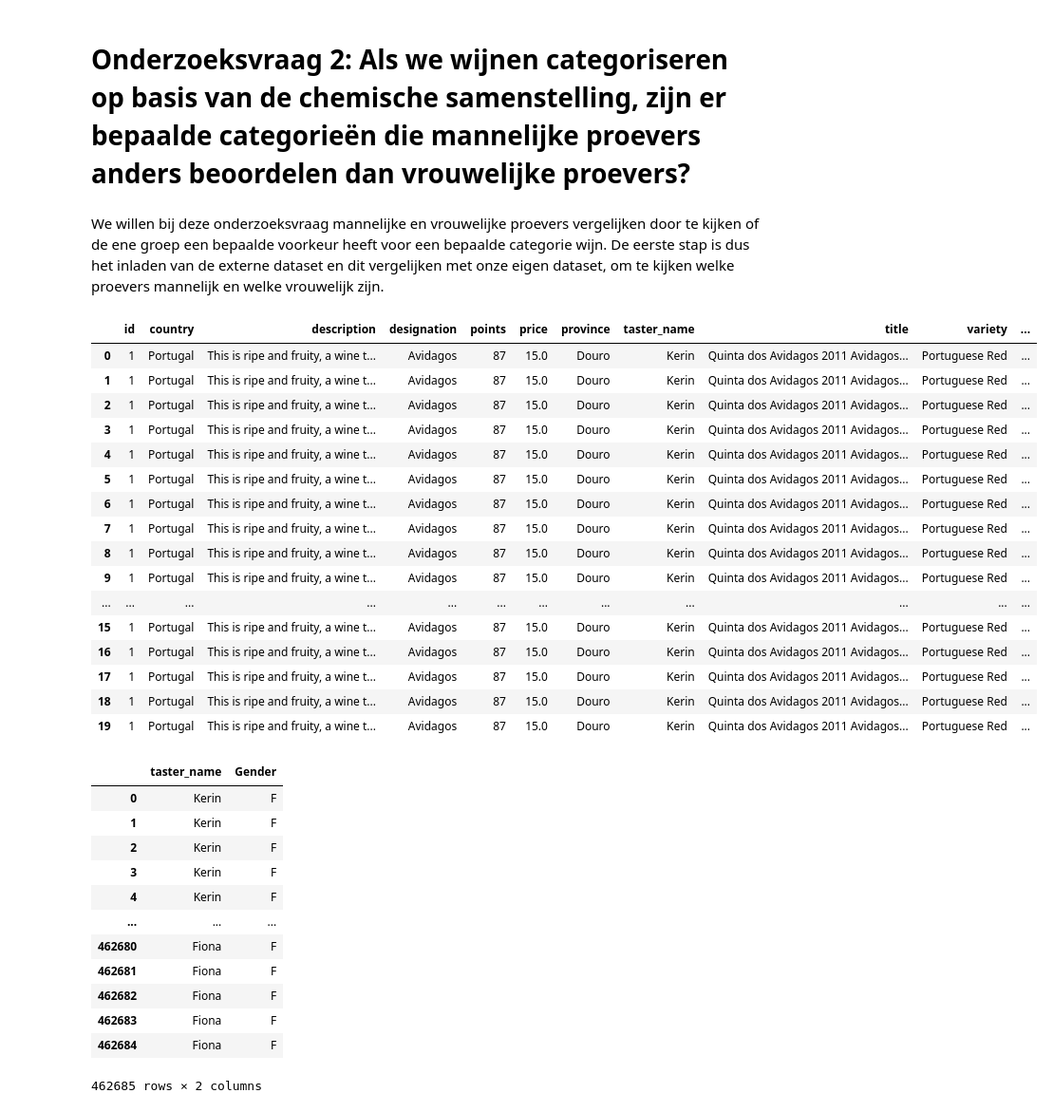
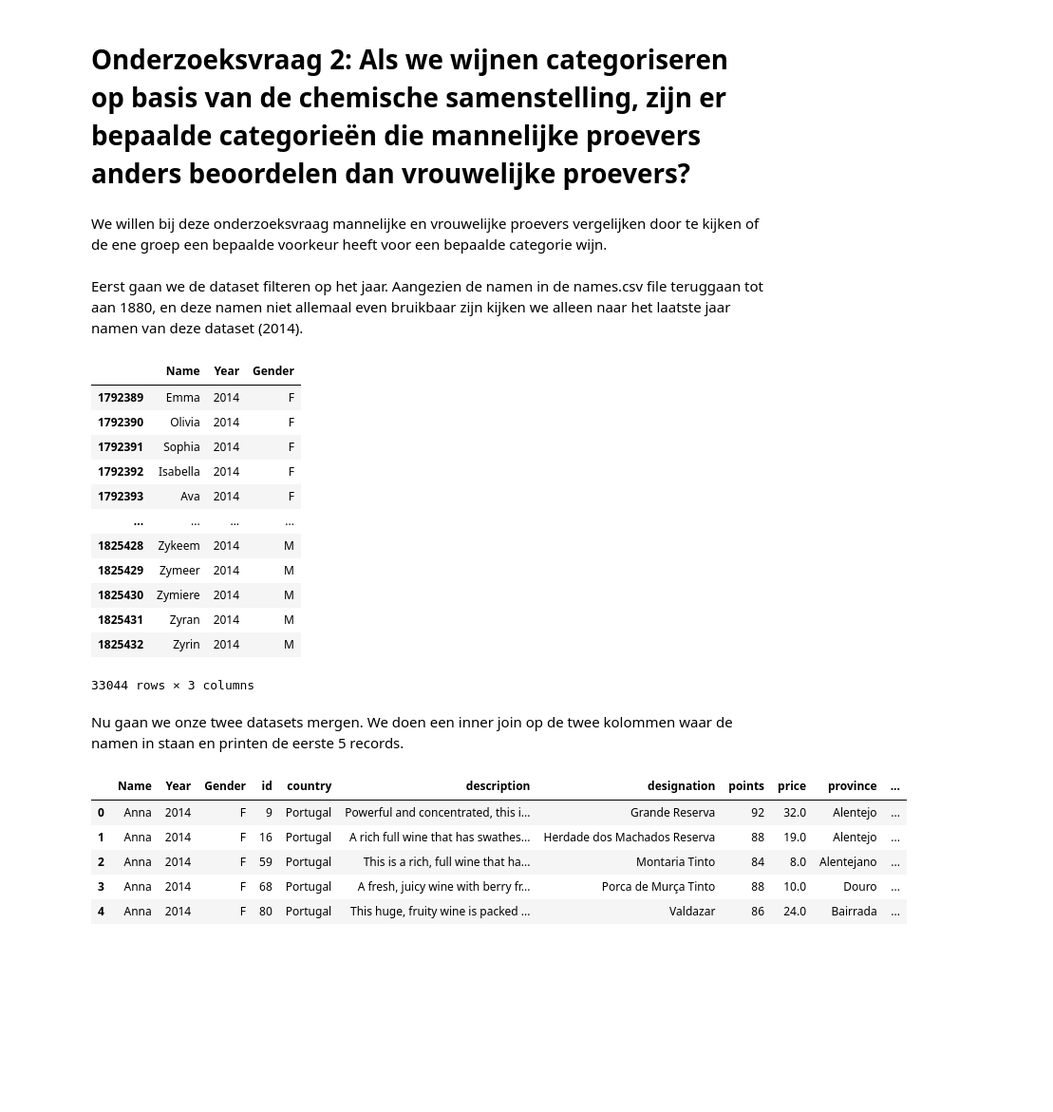
Before and after one commit to darkraisisi/cm_wine, a Jupyter notebook: Computional Modelling Wine Casus.ipynb, the cells around one changed output. Shown: that part at 95% size. Drawn from its saved outputs; the diff is of its cells as text; code cells hidden in the pictures; blank space fills up the shorter version.

```diff
--- a/Computional Modelling Wine Casus.ipynb
+++ b/Computional Modelling Wine Casus.ipynb
@@ -112,6 +112,6 @@ We willen een externe dataset gebruiken voor het beantwoorden van een van onze o
 
 Hieronder zien we de eerste 10 records van de externe dataset.
 # %%
-name = pd.read_csv('names.csv', usecols=['Name','Gender'])
+name = pd.read_csv('names.csv', usecols=['Name','Gender', 'Year'])
 name.head(10)
 # %% [output]
@@ -340,41 +337,35 @@ np.sqrt(mean_squared_error(y_test,y_pred))
 # %% [markdown]
 # Onderzoeksvraag 2: Als we wijnen categoriseren op basis van de chemische samenstelling, zijn er bepaalde categorieën die mannelijke proevers anders beoordelen dan vrouwelijke proevers?
 # %% [markdown]
-We willen bij deze onderzoeksvraag mannelijke en vrouwelijke proevers vergelijken door te kijken of de ene groep een bepaalde voorkeur heeft voor een bepaalde categorie wijn. De eerste stap is dus het inladen van de externe dataset en dit vergelijken met onze eigen dataset, om te kijken welke proevers mannelijk en welke vrouwelijk zijn.
+We willen bij deze onderzoeksvraag mannelijke en vrouwelijke proevers vergelijken door te kijken of de ene groep een bepaalde voorkeur heeft voor een bepaalde categorie wijn.
+# %% [markdown]
+Eerst gaan we de dataset filteren op het jaar. Aangezien de namen in de names.csv file teruggaan tot aan 1880, en deze namen niet allemaal even bruikbaar zijn kijken we alleen naar het laatste jaar namen van deze dataset (2014).
+# %%
+df1 = name[name['Year'] >= 2014]
+df1
+# %% [output]
+|  | Name | Year | Gender |
+| 1792389 | Emma | 2014 | F |
+| 1792390 | Olivia | 2014 | F |
+| 1792391 | Sophia | 2014 | F |
+| 1792392 | Isabella | 2014 | F |
+| 1792393 | Ava | 2014 | F |
+| ... | ... | ... | ... |
+| 1825428 | Zykeem | 2014 | M |
+| 1825429 | Zymeer | 2014 | M |
+| 1825430 | Zymiere | 2014 | M |
+| 1825431 | Zyran | 2014 | M |
+| 1825432 | Zyrin | 2014 | M |
+33044 rows × 3 columns
+# %% [markdown]
+Nu gaan we onze twee datasets mergen. We doen een inner join op de twee kolommen waar de namen in staan en printen de eerste 5 records.
 # %%
-merge = pd.merge(wine,name,left_on='taster_name',right_on='Name')
-merge.head(20)
+merge = pd.merge(df1, wine, how = 'inner', left_on='Name',right_on='taster_name')
+merge.head()
 # %% [output]
-|  | id | country | description | designation | points | price | province | taster_name | title | variety | ... |
-| 0 | 1 | Portugal | This is ripe and fruity, a wine t... | Avidagos | 87 | 15.0 | Douro | Kerin | Quinta dos Avidagos 2011 Avidagos... | Portuguese Red | ... |
-| 1 | 1 | Portugal | This is ripe and fruity, a wine t... | Avidagos | 87 | 15.0 | Douro | Kerin | Quinta dos Avidagos 2011 Avidagos... | Portuguese Red | ... |
-| 2 | 1 | Portugal | This is ripe and fruity, a wine t... | Avidagos | 87 | 15.0 | Douro | Kerin | Quinta dos Avidagos 2011 Avidagos... | Portuguese Red | ... |
-| 3 | 1 | Portugal | This is ripe and fruity, a wine t... | Avidagos | 87 | 15.0 | Douro | Kerin | Quinta dos Avidagos 2011 Avidagos... | Portuguese Red | ... |
-| 4 | 1 | Portugal | This is ripe and fruity, a wine t... | Avidagos | 87 | 15.0 | Douro | Kerin | Quinta dos Avidagos 2011 Avidagos... | Portuguese Red | ... |
-| 5 | 1 | Portugal | This is ripe and fruity, a wine t... | Avidagos | 87 | 15.0 | Douro | Kerin | Quinta dos Avidagos 2011 Avidagos... | Portuguese Red | ... |
-| 6 | 1 | Portugal | This is ripe and fruity, a wine t... | Avidagos | 87 | 15.0 | Douro | Kerin | Quinta dos Avidagos 2011 Avidagos... | Portuguese Red | ... |
-| 7 | 1 | Portugal | This is ripe and fruity, a wine t... | Avidagos | 87 | 15.0 | Douro | Kerin | Quinta dos Avidagos 2011 Avidagos... | Portuguese Red | ... |
-| 8 | 1 | Portugal | This is ripe and fruity, a wine t... | Avidagos | 87 | 15.0 | Douro | Kerin | Quinta dos Avidagos 2011 Avidagos... | Portuguese Red | ... |
-| 9 | 1 | Portugal | This is ripe and fruity, a wine t... | Avidagos | 87 | 15.0 | Douro | Kerin | Quinta dos Avidagos 2011 Avidagos... | Portuguese Red | ... |
-| ... | ... | ... | ... | ... | ... | ... | ... | ... | ... | ... | ... |
-| 15 | 1 | Portugal | This is ripe and fruity, a wine t... | Avidagos | 87 | 15.0 | Douro | Kerin | Quinta dos Avidagos 2011 Avidagos... | Portuguese Red | ... |
-| 16 | 1 | Portugal | This is ripe and fruity, a wine t... | Avidagos | 87 | 15.0 | Douro | Kerin | Quinta dos Avidagos 2011 Avidagos... | Portuguese Red | ... |
-| 17 | 1 | Portugal | This is ripe and fruity, a wine t... | Avidagos | 87 | 15.0 | Douro | Kerin | Quinta dos Avidagos 2011 Avidagos... | Portuguese Red | ... |
-| 18 | 1 | Portugal | This is ripe and fruity, a wine t... | Avidagos | 87 | 15.0 | Douro | Kerin | Quinta dos Avidagos 2011 Avidagos... | Portuguese Red | ... |
-| 19 | 1 | Portugal | This is ripe and fruity, a wine t... | Avidagos | 87 | 15.0 | Douro | Kerin | Quinta dos Avidagos 2011 Avidagos... | Portuguese Red | ... |
+|  | Name | Year | Gender | id | country | description | designation | points | price | province | ... |
+| 0 | Anna | 2014 | F | 9 | Portugal | Powerful and concentrated, this i... | Grande Reserva | 92 | 32.0 | Alentejo | ... |
+| 1 | Anna | 2014 | F | 16 | Portugal | A rich full wine that has swathes... | Herdade dos Machados Reserva | 88 | 19.0 | Alentejo | ... |
+| 2 | Anna | 2014 | F | 59 | Portugal | This is a rich, full wine that ha... | Montaria Tinto | 84 | 8.0 | Alentejano | ... |
+| 3 | Anna | 2014 | F | 68 | Portugal | A fresh, juicy wine with berry fr... | Porca de Murça Tinto | 88 | 10.0 | Douro | ... |
+| 4 | Anna | 2014 | F | 80 | Portugal | This huge, fruity wine is packed ... | Valdazar | 86 | 24.0 | Bairrada | ... |
-# %%
-merge[['taster_name', 'Gender']]
-# %% [output]
-|  | taster_name | Gender |
-| 0 | Kerin | F |
-| 1 | Kerin | F |
-| 2 | Kerin | F |
-| 3 | Kerin | F |
-| 4 | Kerin | F |
-| ... | ... | ... |
-| 462680 | Fiona | F |
-| 462681 | Fiona | F |
-| 462682 | Fiona | F |
-| 462683 | Fiona | F |
-| 462684 | Fiona | F |
-462685 rows × 2 columns
```
Also changed, not shown: parts of 11 cells of this notebook, 1 other file.
